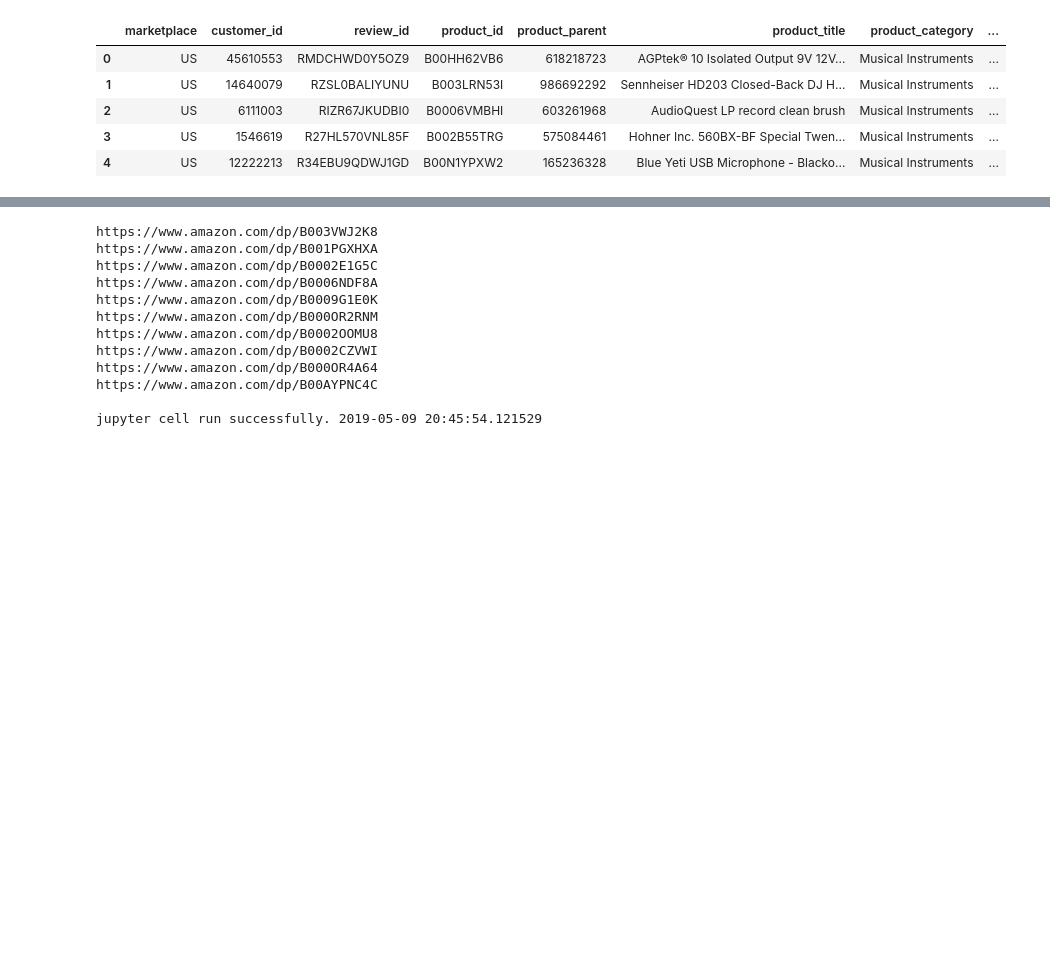
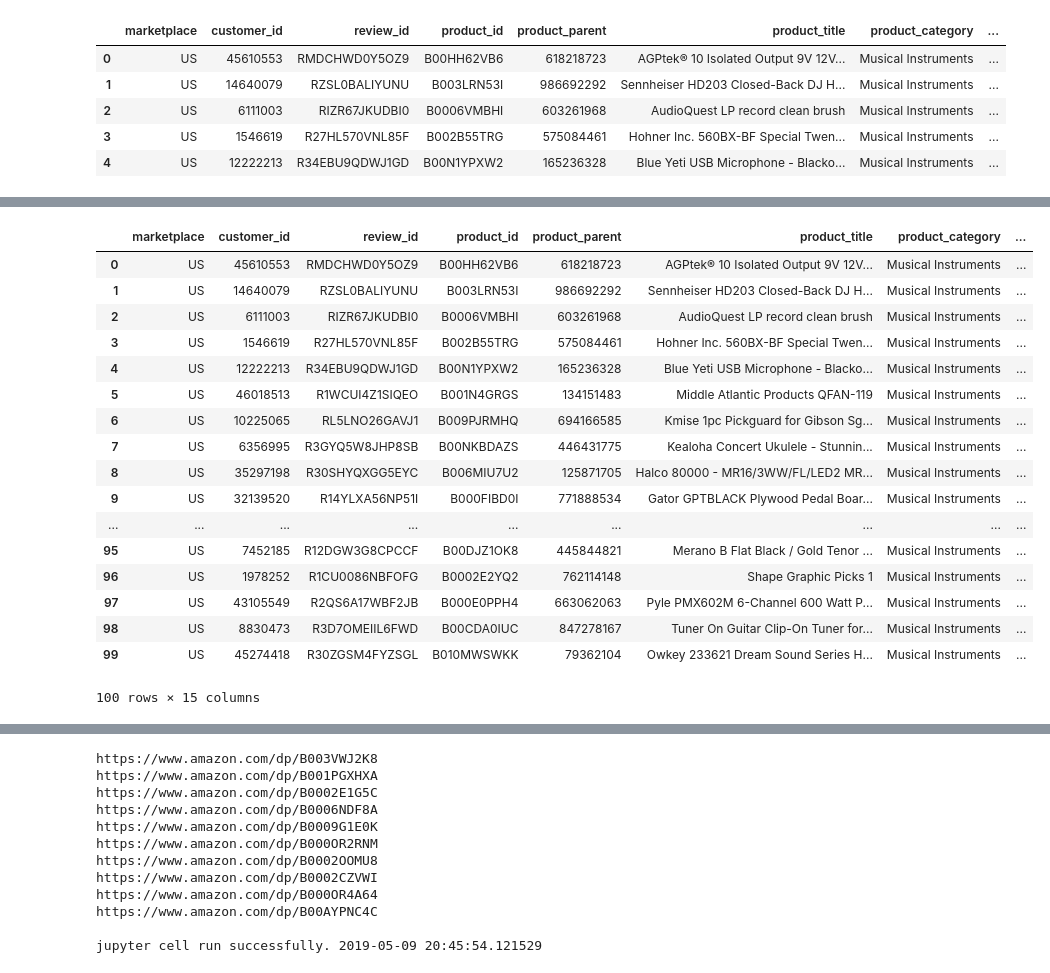
Before and after one commit to azommerf/git-RecommenderSystem, a Jupyter notebook: program/main.ipynb, the cells around one changed output, grey strips where cells are left out. Drawn from its saved outputs; the diff is of its cells as text; code cells hidden in the pictures; blank space fills up the shorter version.

```diff
--- a/program/main.ipynb
+++ b/program/main.ipynb
@@ -211,3 +213,24 @@ jupyter cell run successfully. 2019-05-09 19:44:27.597144
+# %%
+df[0:100]
+# %% [output]
+|  | marketplace | customer_id | review_id | product_id | product_parent | product_title | product_category | ... |
+| 0 | US | 45610553 | RMDCHWD0Y5OZ9 | B00HH62VB6 | 618218723 | AGPtek® 10 Isolated Output 9V 12V... | Musical Instruments | ... |
+| 1 | US | 14640079 | RZSL0BALIYUNU | B003LRN53I | 986692292 | Sennheiser HD203 Closed-Back DJ H... | Musical Instruments | ... |
+| 2 | US | 6111003 | RIZR67JKUDBI0 | B0006VMBHI | 603261968 | AudioQuest LP record clean brush | Musical Instruments | ... |
+| 3 | US | 1546619 | R27HL570VNL85F | B002B55TRG | 575084461 | Hohner Inc. 560BX-BF Special Twen... | Musical Instruments | ... |
+| 4 | US | 12222213 | R34EBU9QDWJ1GD | B00N1YPXW2 | 165236328 | Blue Yeti USB Microphone - Blacko... | Musical Instruments | ... |
+| 5 | US | 46018513 | R1WCUI4Z1SIQEO | B001N4GRGS | 134151483 | Middle Atlantic Products QFAN-119 | Musical Instruments | ... |
+| 6 | US | 10225065 | RL5LNO26GAVJ1 | B009PJRMHQ | 694166585 | Kmise 1pc Pickguard for Gibson Sg... | Musical Instruments | ... |
+| 7 | US | 6356995 | R3GYQ5W8JHP8SB | B00NKBDAZS | 446431775 | Kealoha Concert Ukulele - Stunnin... | Musical Instruments | ... |
+| 8 | US | 35297198 | R30SHYQXGG5EYC | B006MIU7U2 | 125871705 | Halco 80000 - MR16/3WW/FL/LED2 MR... | Musical Instruments | ... |
+| 9 | US | 32139520 | R14YLXA56NP51I | B000FIBD0I | 771888534 | Gator GPTBLACK Plywood Pedal Boar... | Musical Instruments | ... |
+| ... | ... | ... | ... | ... | ... | ... | ... | ... |
+| 95 | US | 7452185 | R12DGW3G8CPCCF | B00DJZ1OK8 | 445844821 | Merano B Flat Black / Gold Tenor ... | Musical Instruments | ... |
+| 96 | US | 1978252 | R1CU0086NBFOFG | B0002E2YQ2 | 762114148 | Shape Graphic Picks 1 | Musical Instruments | ... |
+| 97 | US | 43105549 | R2QS6A17WBF2JB | B000E0PPH4 | 663062063 | Pyle PMX602M 6-Channel 600 Watt P... | Musical Instruments | ... |
+| 98 | US | 8830473 | R3D7OMEIIL6FWD | B00CDA0IUC | 847278167 | Tuner On Guitar Clip-On Tuner for... | Musical Instruments | ... |
+| 99 | US | 45274418 | R30ZGSM4FYZSGL | B010MWSWKK | 79362104 | Owkey 233621 Dream Sound Series H... | Musical Instruments | ... |
+100 rows × 15 columns
 # %%
 # Most reviews per product
 numReview = pd.DataFrame(np.array(df_csr.getnnz(1)), columns=["numReview"]) # Gives array with number of review per product
```
Also changed, not shown: parts of 7 cells of this notebook, 6 other files.
